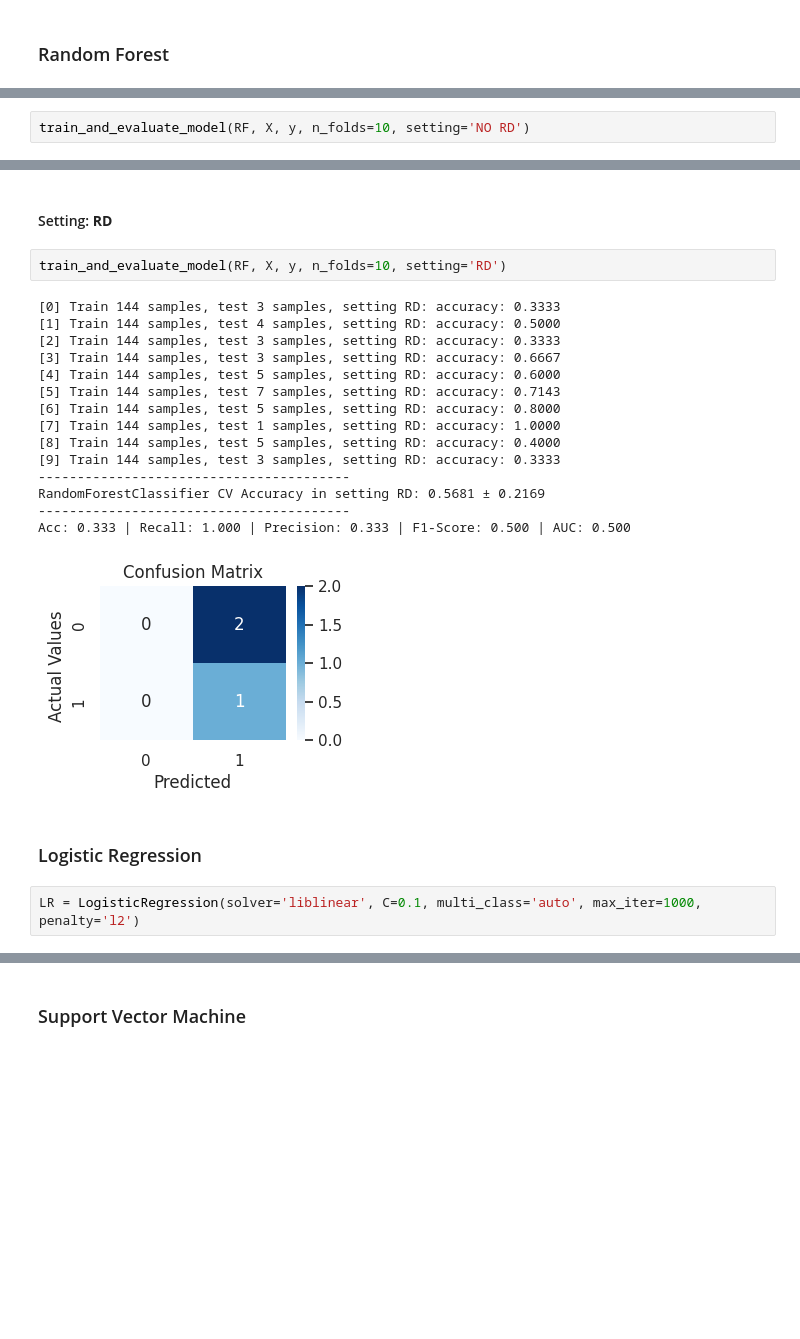
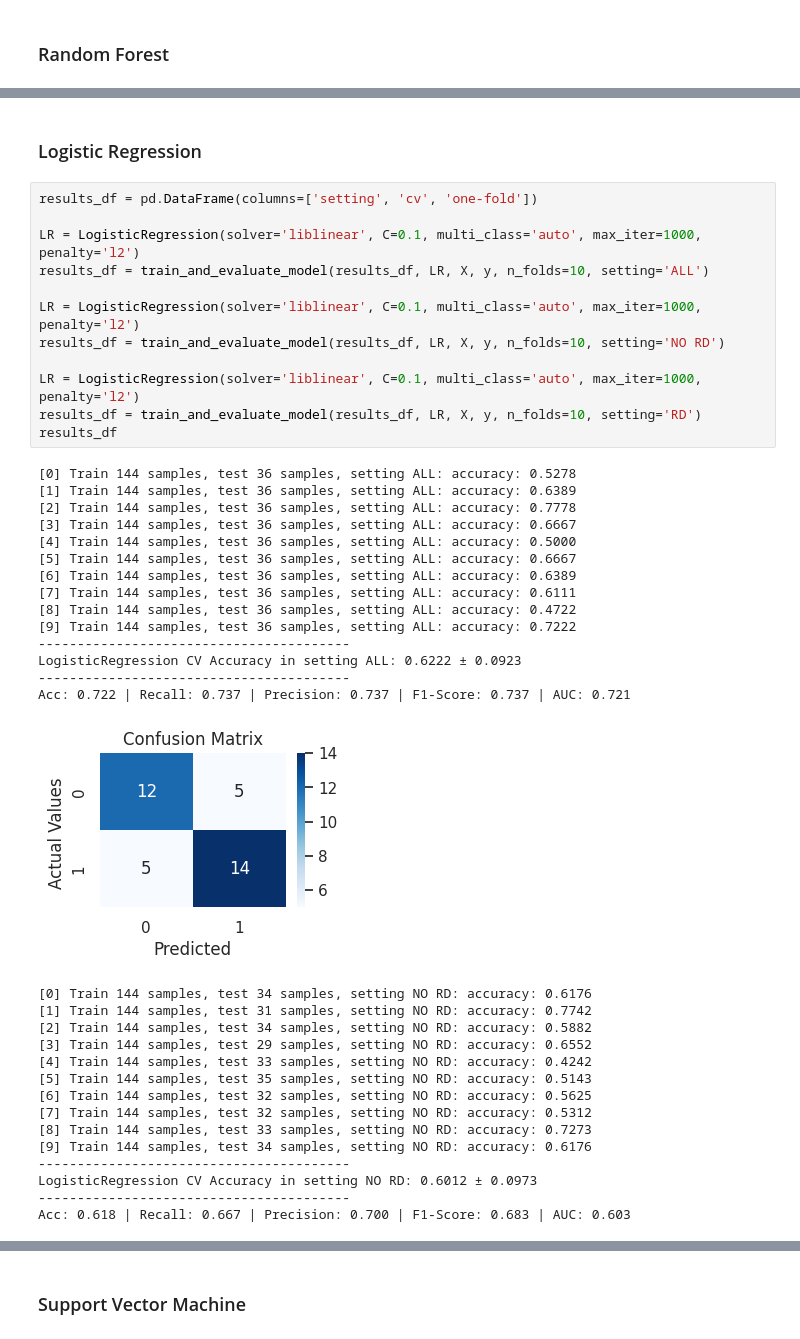
Before and after one commit to rgbarriadaphd/ml-vit-events, a Jupyter notebook: notebooks/clinical_data.ipynb, the cells around one changed output, grey strips where cells are left out. Saved outputs shown, nothing was run; the diff lists cells and outputs as text; blank space fills up the shorter version.

```diff
--- a/notebooks/clinical_data.ipynb
+++ b/notebooks/clinical_data.ipynb
@@ -493,2 +544,0 @@ Acc: 0.556 | Recall: 0.700 | Precision: 0.583 | F1-Score: 0.636 | AUC: 0.537
-# %%
-train_and_evaluate_model(RF, X, y, n_folds=10, setting='NO RD')
@@ -511,24 +545,44 @@ Acc: 0.697 | Recall: 0.786 | Precision: 0.611 | F1-Score: 0.688 | AUC: 0.709
-# %% [markdown]
-#### Setting: **RD**
-# %%
-train_and_evaluate_model(RF, X, y, n_folds=10, setting='RD')
-# %% [output]
-[0] Train 144 samples, test 3 samples, setting RD: accuracy: 0.3333
-[1] Train 144 samples, test 4 samples, setting RD: accuracy: 0.5000
-[2] Train 144 samples, test 3 samples, setting RD: accuracy: 0.3333
-[3] Train 144 samples, test 3 samples, setting RD: accuracy: 0.6667
-[4] Train 144 samples, test 5 samples, setting RD: accuracy: 0.6000
-[5] Train 144 samples, test 7 samples, setting RD: accuracy: 0.7143
-[6] Train 144 samples, test 5 samples, setting RD: accuracy: 0.8000
-[7] Train 144 samples, test 1 samples, setting RD: accuracy: 1.0000
-[8] Train 144 samples, test 5 samples, setting RD: accuracy: 0.4000
-[9] Train 144 samples, test 3 samples, setting RD: accuracy: 0.3333
-----------------------------------------
-RandomForestClassifier CV Accuracy in setting RD: 0.5681 ± 0.2169
-----------------------------------------
-Acc: 0.333 | Recall: 1.000 | Precision: 0.333 | F1-Score: 0.500 | AUC: 0.500
-[figure, removed]
 # %% [markdown]
 ### Logistic Regression
 # %%
+results_df = pd.DataFrame(columns=['setting', 'cv', 'one-fold'])
+
 LR = LogisticRegression(solver='liblinear', C=0.1, multi_class='auto', max_iter=1000, penalty='l2')
+results_df = train_and_evaluate_model(results_df, LR, X, y, n_folds=10, setting='ALL')
+
+LR = LogisticRegression(solver='liblinear', C=0.1, multi_class='auto', max_iter=1000, penalty='l2')
+results_df = train_and_evaluate_model(results_df, LR, X, y, n_folds=10, setting='NO RD')
+
+LR = LogisticRegression(solver='liblinear', C=0.1, multi_class='auto', max_iter=1000, penalty='l2')
+results_df = train_and_evaluate_model(results_df, LR, X, y, n_folds=10, setting='RD')
+results_df
+# %% [output]
+[0] Train 144 samples, test 36 samples, setting ALL: accuracy: 0.5278
+[1] Train 144 samples, test 36 samples, setting ALL: accuracy: 0.6389
+[2] Train 144 samples, test 36 samples, setting ALL: accuracy: 0.7778
+[3] Train 144 samples, test 36 samples, setting ALL: accuracy: 0.6667
+[4] Train 144 samples, test 36 samples, setting ALL: accuracy: 0.5000
+[5] Train 144 samples, test 36 samples, setting ALL: accuracy: 0.6667
+[6] Train 144 samples, test 36 samples, setting ALL: accuracy: 0.6389
+[7] Train 144 samples, test 36 samples, setting ALL: accuracy: 0.6111
+[8] Train 144 samples, test 36 samples, setting ALL: accuracy: 0.4722
+[9] Train 144 samples, test 36 samples, setting ALL: accuracy: 0.7222
+----------------------------------------
+LogisticRegression CV Accuracy in setting ALL: 0.6222 ± 0.0923
+----------------------------------------
+Acc: 0.722 | Recall: 0.737 | Precision: 0.737 | F1-Score: 0.737 | AUC: 0.721
+[figure, added]
+[0] Train 144 samples, test 34 samples, setting NO RD: accuracy: 0.6176
+[1] Train 144 samples, test 31 samples, setting NO RD: accuracy: 0.7742
+[2] Train 144 samples, test 34 samples, setting NO RD: accuracy: 0.5882
+[3] Train 144 samples, test 29 samples, setting NO RD: accuracy: 0.6552
+[4] Train 144 samples, test 33 samples, setting NO RD: accuracy: 0.4242
+[5] Train 144 samples, test 35 samples, setting NO RD: accuracy: 0.5143
+[6] Train 144 samples, test 32 samples, setting NO RD: accuracy: 0.5625
+[7] Train 144 samples, test 32 samples, setting NO RD: accuracy: 0.5312
+[8] Train 144 samples, test 33 samples, setting NO RD: accuracy: 0.7273
+[9] Train 144 samples, test 34 samples, setting NO RD: accuracy: 0.6176
+----------------------------------------
+LogisticRegression CV Accuracy in setting NO RD: 0.6012 ± 0.0973
+----------------------------------------
+Acc: 0.618 | Recall: 0.667 | Precision: 0.700 | F1-Score: 0.683 | AUC: 0.603
```
Also changed, not shown: parts of 31 cells of this notebook.
